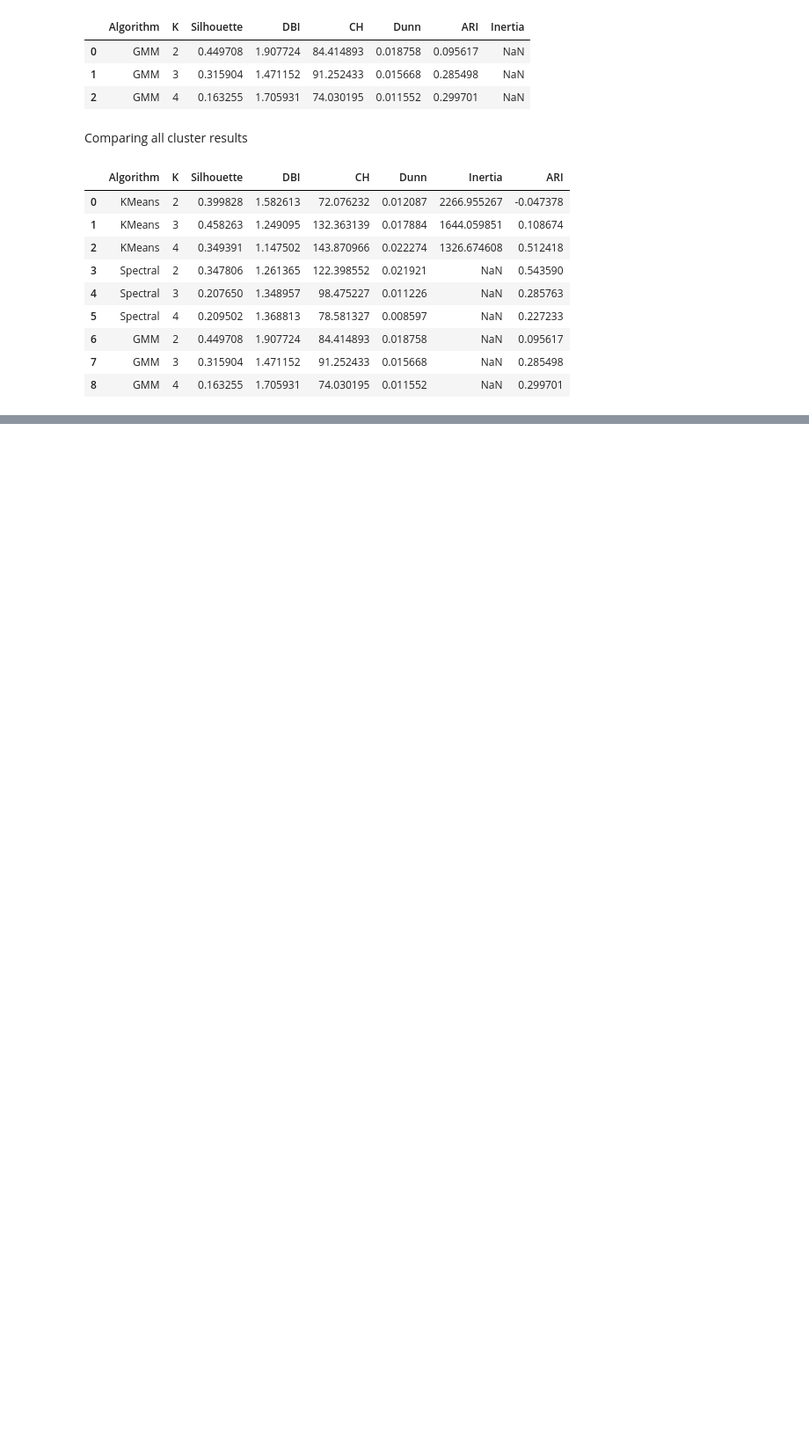
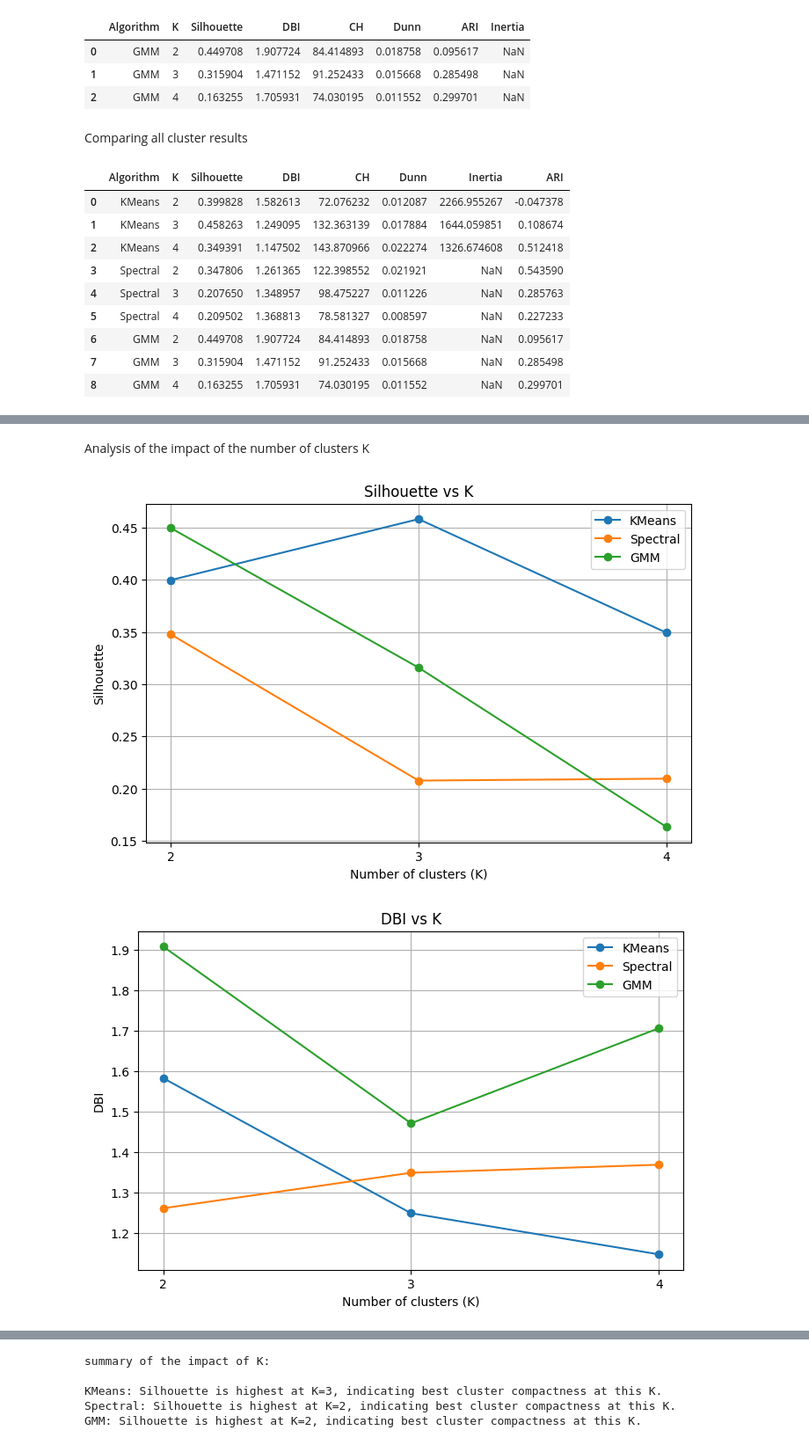
Before and after one commit to gannahisham/aml-clustering-project, a Jupyter notebook: AML1.ipynb, the cells around one changed output, grey strips where cells are left out. Shown at 88% size. Cells and saved outputs as stored; diff of their text form; code cells hidden in the pictures; blank space fills up the shorter version.

Commit message:
almost done with the result analysis

```diff
--- a/AML1.ipynb
+++ b/AML1.ipynb
@@ -853,0 +902,38 @@ final_df
+# %% [markdown]
+Analysis of the impact of the number of clusters K
+# %%
+import pandas as pd
+import matplotlib.pyplot as plt
+
+
+
+metrics = ["Silhouette", "DBI", "CH", "Dunn", "ARI"]
+algorithms = final_df['Algorithm'].unique()
+
+# Plot metrics vs K for each algorithm
+for metric in metrics:
+    plt.figure(figsize=(8,5))
+    for algo in algorithms:
+        subset = final_df[final_df['Algorithm'] == algo]
+        plt.plot(subset['K'], subset[metric], marker='o', label=algo)
+    plt.title(f"{metric} vs K")
+    plt.xlabel("Number of clusters (K)")
+    plt.ylabel(metric)
+    plt.xticks(subset['K'].unique())
+    plt.legend()
+    plt.grid(True)
+    plt.show()
+
+# Optional: textual summary of K impact
+summary = []
+for algo in algorithms:
+    subset = final_df[final_df['Algorithm'] == algo]
+    best_K = subset.loc[subset['Silhouette'].idxmax(), 'K']
+    summary.append(f"{algo}: Silhouette is highest at K={best_K}, indicating best cluster compactness at this K.")
+
+summary_text = "\n".join(summary)
+print("summary of the impact of K:\n")
+print(summary_text)
+# %% [output]
+[figure, added]
+[figure, added]
@@ -853,0 +943,5 @@ final_df
+summary of the impact of K:
+
+KMeans: Silhouette is highest at K=3, indicating best cluster compactness at this K.
+Spectral: Silhouette is highest at K=2, indicating best cluster compactness at this K.
+GMM: Silhouette is highest at K=2, indicating best cluster compactness at this K.
```
Also changed, not shown: parts of 9 cells of this notebook.
